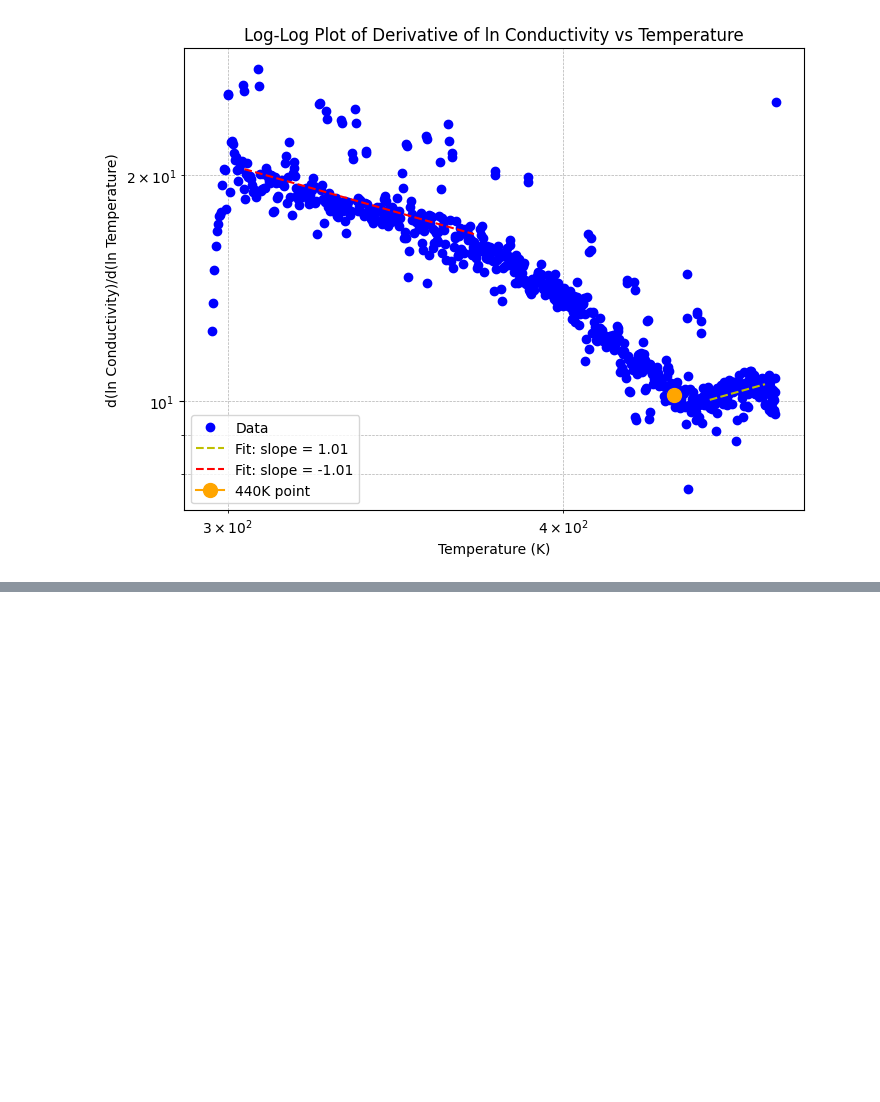
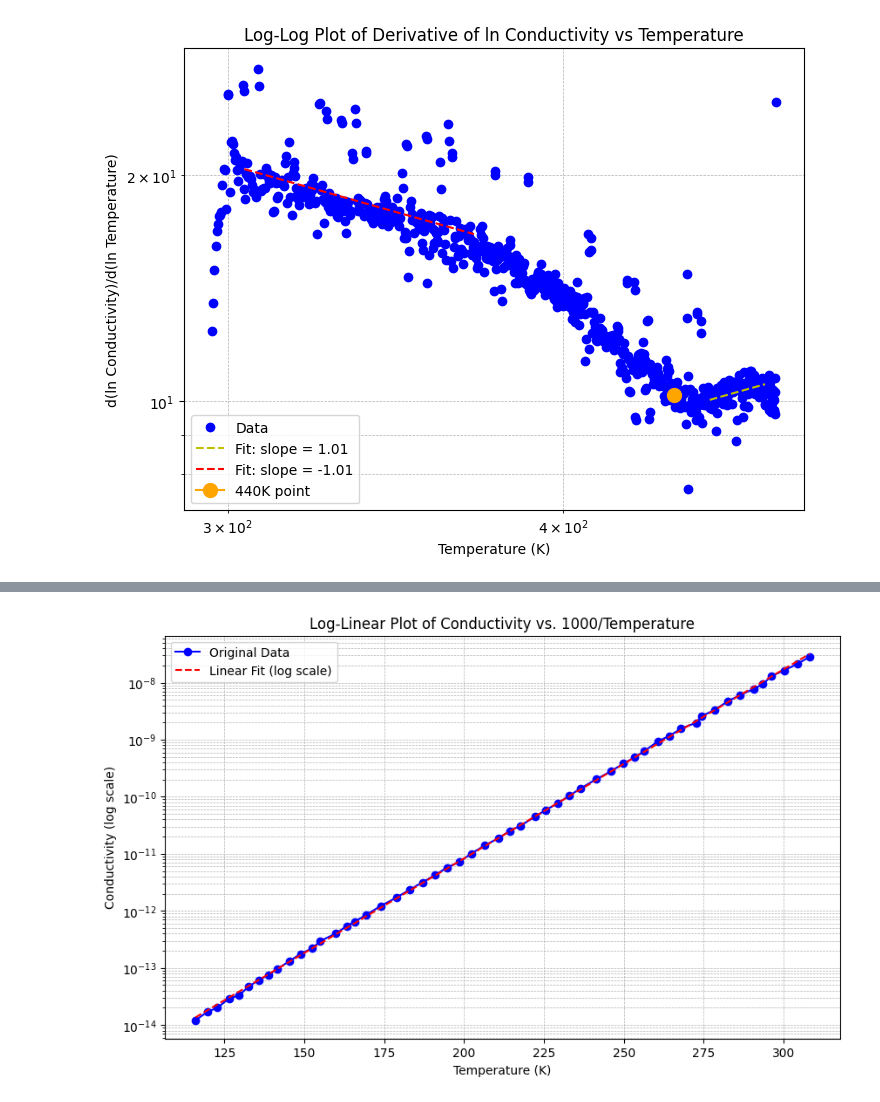
Before and after one commit to speedcoder107/kakalioslab, a Jupyter notebook: another_slow_and_fast_cooling/zabrodksii.ipynb, the cells around one changed output, grey strips where cells are left out. Saved outputs shown, nothing was run; the diff lists cells and outputs as text; code cells hidden in the pictures; blank space fills up the shorter version.

```diff
--- a/another_slow_and_fast_cooling/zabrodksii.ipynb
+++ b/another_slow_and_fast_cooling/zabrodksii.ipynb
@@ -67,0 +278,81 @@ Slope of the log-log plot: -1.012890642186567
+# %%
+# AsTeSiGe
+
+data = [
+    (115.93994911043885, 1.210877051495386e-14),
+    (119.71451574016793, 1.703930410486577e-14),
+    (122.74689230225366, 2.0050373635795106e-14),
+    (126.55114653468847, 2.939209401918354e-14),
+    (129.60733101193108, 3.306759454574396e-14),
+    (132.5958508882015, 4.7481972119128847e-14),
+    (135.75353226690234, 6.109630594222618e-14),
+    (138.685664975696, 7.511219123478506e-14),
+    (141.61779768448963, 9.658272743487024e-14),
+    (145.22657640300486, 1.30527533644305e-13),
+    (148.8353551215201, 1.769161815746266e-13),
+    (152.50052100751216, 2.214424976881883e-13),
+    (154.9251692090146, 2.9373134807290623e-13),
+    (159.88723994697307, 4.0454795923005524e-13),
+    (163.2704699955811, 5.402057995929334e-13),
+    (165.75150536456033, 6.461450589671595e-13),
+    (169.36028408307556, 8.521779776425654e-13),
+    (173.87125748121963, 1.2150105360220138e-12),
+    (178.8333282191781, 1.7113881941588338e-12),
+    (182.89320427750775, 2.3391039223524617e-12),
+    (186.9530803358374, 3.1602725596910353e-12),
+    (190.78740772425985, 4.203880998586118e-12),
+    (194.6217351126823, 5.730948964056274e-12),
+    (198.58494745533744, 7.250188712026915e-12),
+    (202.2903898895272, 1.010607380991322e-11),
+    (206.57581461776402, 1.4193662130351825e-11),
+    (210.8612393460009, 1.8873775620452112e-11),
+    (214.24446939460893, 2.5128213210043143e-11),
+    (217.62769944321698, 3.099894593225584e-11),
+    (222.36422151126825, 4.5302972085925206e-11),
+    (225.52190288996908, 5.82646950418044e-11),
+    (229.35623027839154, 7.700398881589128e-11),
+    (232.8898261069377, 1.0375321420171361e-10),
+    (236.57378771542201, 1.416159578213461e-10),
+    (241.37475226058964, 2.0259551710844836e-10),
+    (246.04683185152453, 2.814628065448499e-10),
+    (249.88115923994698, 3.821729924488285e-10),
+    (253.26438928855504, 4.869966611417556e-10),
+    (256.42207066725587, 6.329421713813397e-10),
+    (260.70749539549274, 9.396556696799154e-10),
+    (264.31627411400797, 1.1694760689392735e-9),
+    (267.9250528325232, 1.5674506603543909e-9),
+    (272.66157490057446, 1.980033916951814e-9),
+    (274.4659642598321, 2.5955577037919855e-9),
+    (278.42917660248725, 3.3391100504025136e-9),
+    (282.5857163764914, 4.719229625859001e-9),
+    (286.34486087494474, 6.046589303646774e-9),
+    (290.6678770481662, 7.757757425417918e-9),
+    (293.52482686699074, 9.381831496867672e-9),
+    (296.11863657092357, 1.2972228094372598e-8),
+    (300.1785126292532, 1.6394590225200865e-8),
+    (304.23838868758287, 2.1102570256688258e-8),
+    (308.1049373145635, 2.8246761722330055e-8)
+]
+
+temp_AsTeSiGe, cond_AsTeSiGe = np.array([row[0] for row in data]), np.array([row[1] for row in data])
+
+log_cond_AsTeSiGe = np.log(cond_AsTeSiGe)
+coefficients = np.polyfit(temp_AsTeSiGe, log_cond_AsTeSiGe, 1)
+slope, intercept = coefficients
+print(f"Slope: {slope}, Intercept: {intercept}")
+fitted_cond_AsTeSiGe = np.exp(intercept + slope * np.array(temp_AsTeSiGe))
+
+plt.figure(figsize=(10, 6))
+plt.plot(temp_AsTeSiGe, cond_AsTeSiGe, marker='o', linestyle='-', color='b', label='Original Data')
+plt.plot(temp_AsTeSiGe, fitted_cond_AsTeSiGe, linestyle='--', color='r', label='Linear Fit (log scale)')
+plt.yscale('log')
+plt.xlabel('Temperature (K)')
+plt.ylabel('Conductivity (log scale)')
+plt.title('Log-Linear Plot of Conductivity vs. 1000/Temperature')
+plt.legend()
+plt.grid(True, which="both", linestyle='--', linewidth=0.5)
+plt.show()
+
+print(f"T_o: {1/slope}")
+print(f"sigma_o:  {np.exp(intercept)}")
+# %% [output]
@@ -67,0 +360 @@ Slope of the log-log plot: -1.012890642186567
+[figure, added]
```
Also changed, not shown: parts of 12 cells of this notebook.
